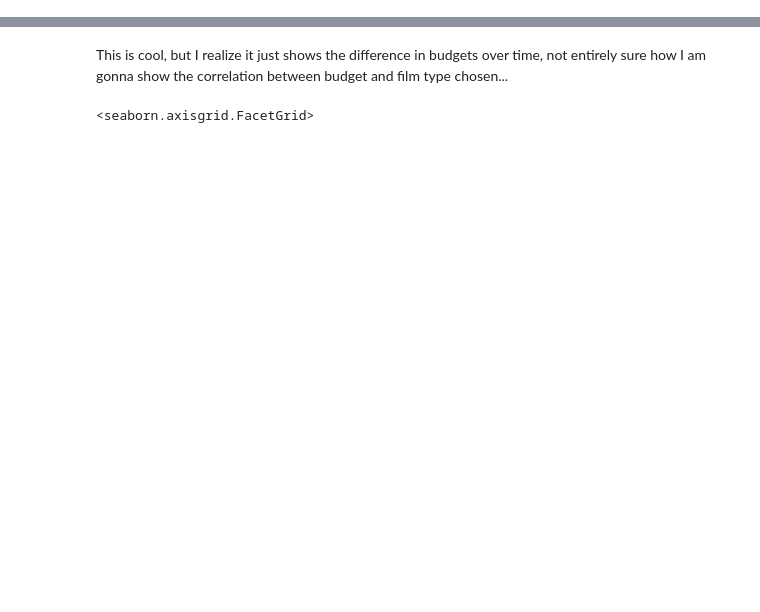
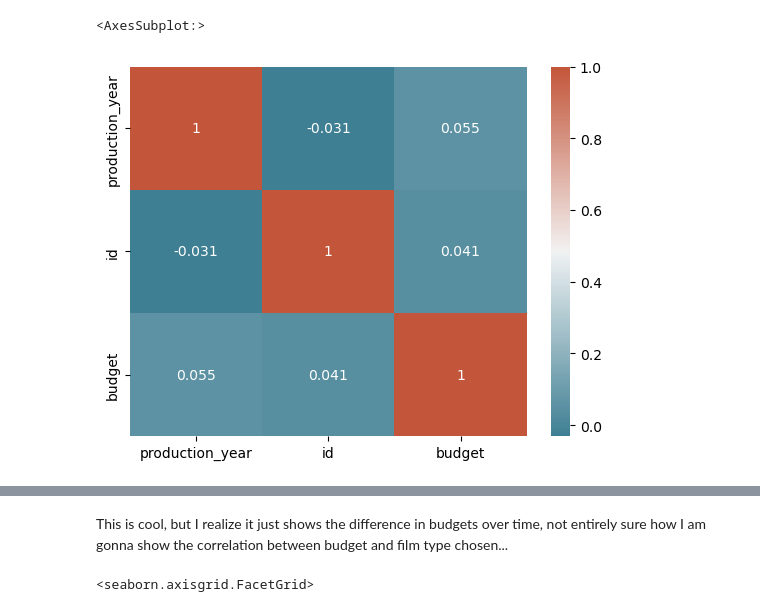
Before and after one commit to ubco-W2022T1-cosc301/project-group16, a Jupyter notebook: notebooks/analysis2.ipynb, the cells around one changed output, grey strips where cells are left out. Cells and saved outputs as stored; diff of their text form; code cells hidden in the pictures; blank space fills up the shorter version.

```diff
--- a/notebooks/analysis2.ipynb
+++ b/notebooks/analysis2.ipynb
@@ -0,0 +5,6 @@
+# %%
+import pandas as pd
+import numpy as np
+import seaborn as sns
+
+movie_data = pd.read_csv("../data/raw/top_movies.csv")
@@ -0,0 +25,7 @@
+# %%
+ movie_data_imp = movie_data.copy().drop(['directors','camera_format','negative_format','budget_source'], axis=1)
+movie_data_cleaned=movie_data_imp[movie_data_imp['budget']>0]
+movie_data_cleaned=movie_data_cleaned.dropna(axis=0)
+movie_data_cleaned.nunique(axis=0)
+movie_data_cleaned.describe().apply(lambda s: s.apply(lambda x: format(x, 'f')))
+#remove any null values or movies with budget of 0
@@ -0,0 +42,7 @@
+# %%
+corr = movie_data_cleaned.corr()
+sns.heatmap(corr, xticklabels=corr.columns, yticklabels=corr.columns,
+           annot=True, cmap=sns.diverging_palette(220, 20, as_cmap=True))
+# %% [output]
+<AxesSubplot:>
+[figure, added]
```
Also changed, not shown: parts of 11 cells of this notebook, 3 other files.
